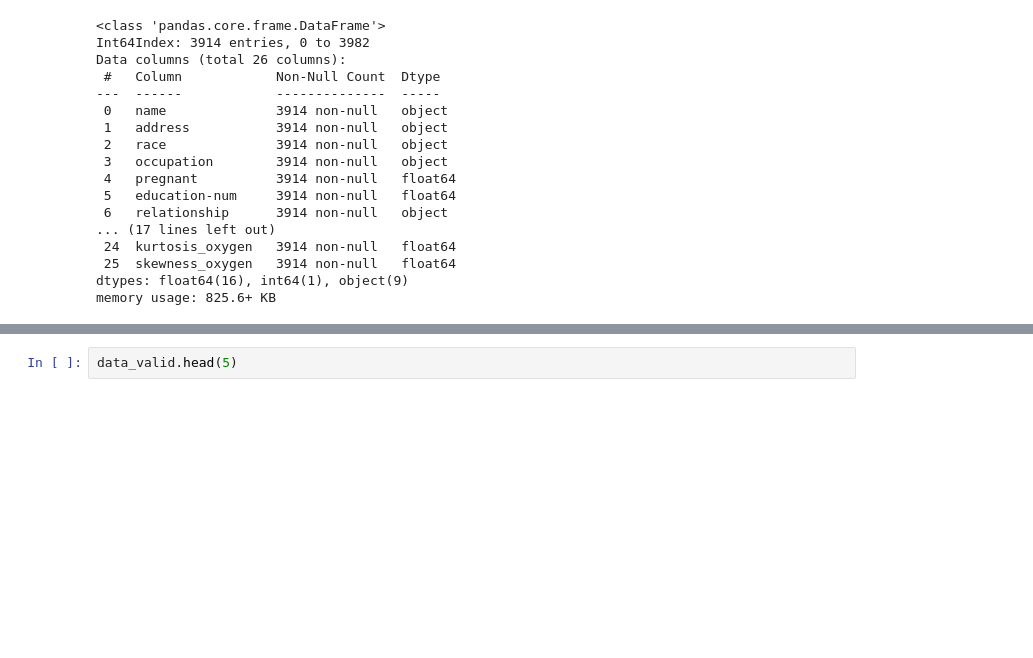
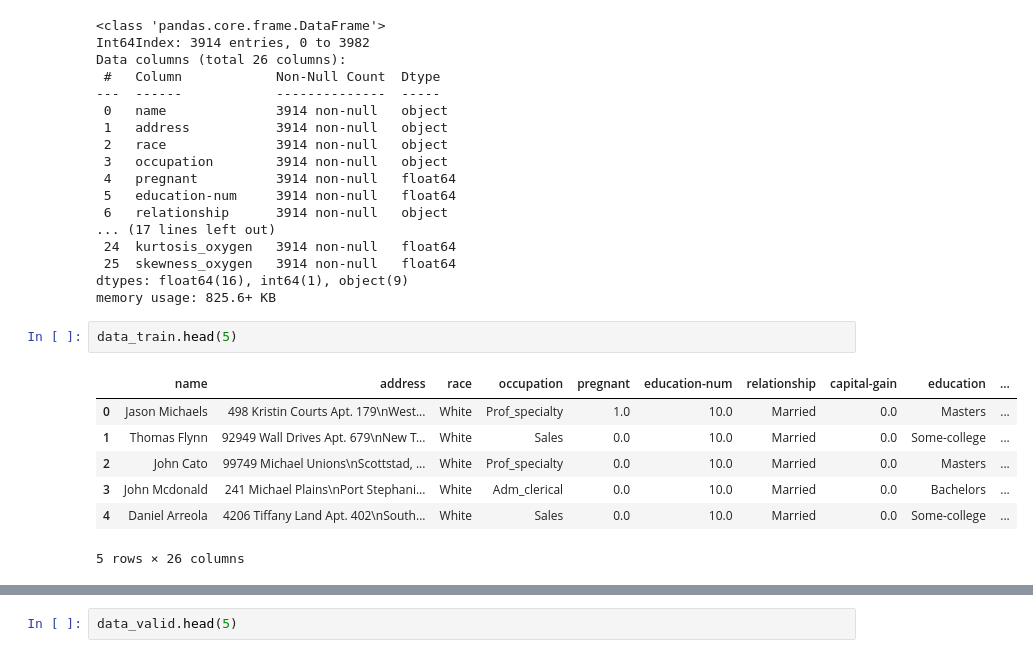
Before and after one commit to ZachLevente/Nagyadat2022, a Jupyter notebook: implementations/randomforest.ipynb, the cells around one changed output, grey strips where cells are left out. Cells and saved outputs as stored; diff of their text form; blank space fills up the shorter version.

```diff
--- a/implementations/randomforest.ipynb
+++ b/implementations/randomforest.ipynb
@@ -404,3 +404,13 @@ Data columns (total 26 columns):
  25  skewness_oxygen   3914 non-null   float64
 dtypes: float64(16), int64(1), object(9)
 memory usage: 825.6+ KB
+# %%
+data_train.head(5)
+# %% [output]
+|  | name | address | race | occupation | pregnant | education-num | relationship | capital-gain | education | ... |
+| 0 | Jason Michaels | 498 Kristin Courts Apt. 179\nWest... | White | Prof_specialty | 1.0 | 10.0 | Married | 0.0 | Masters | ... |
+| 1 | Thomas Flynn | 92949 Wall Drives Apt. 679\nNew T... | White | Sales | 0.0 | 10.0 | Married | 0.0 | Some-college | ... |
+| 2 | John Cato | 99749 Michael Unions\nScottstad, ... | White | Prof_specialty | 0.0 | 10.0 | Married | 0.0 | Masters | ... |
+| 3 | John Mcdonald | 241 Michael Plains\nPort Stephani... | White | Adm_clerical | 0.0 | 10.0 | Married | 0.0 | Bachelors | ... |
+| 4 | Daniel Arreola | 4206 Tiffany Land Apt. 402\nSouth... | White | Sales | 0.0 | 10.0 | Married | 0.0 | Some-college | ... |
+5 rows × 26 columns
```
Also changed, not shown: parts of 7 cells of this notebook, 2 other files.
